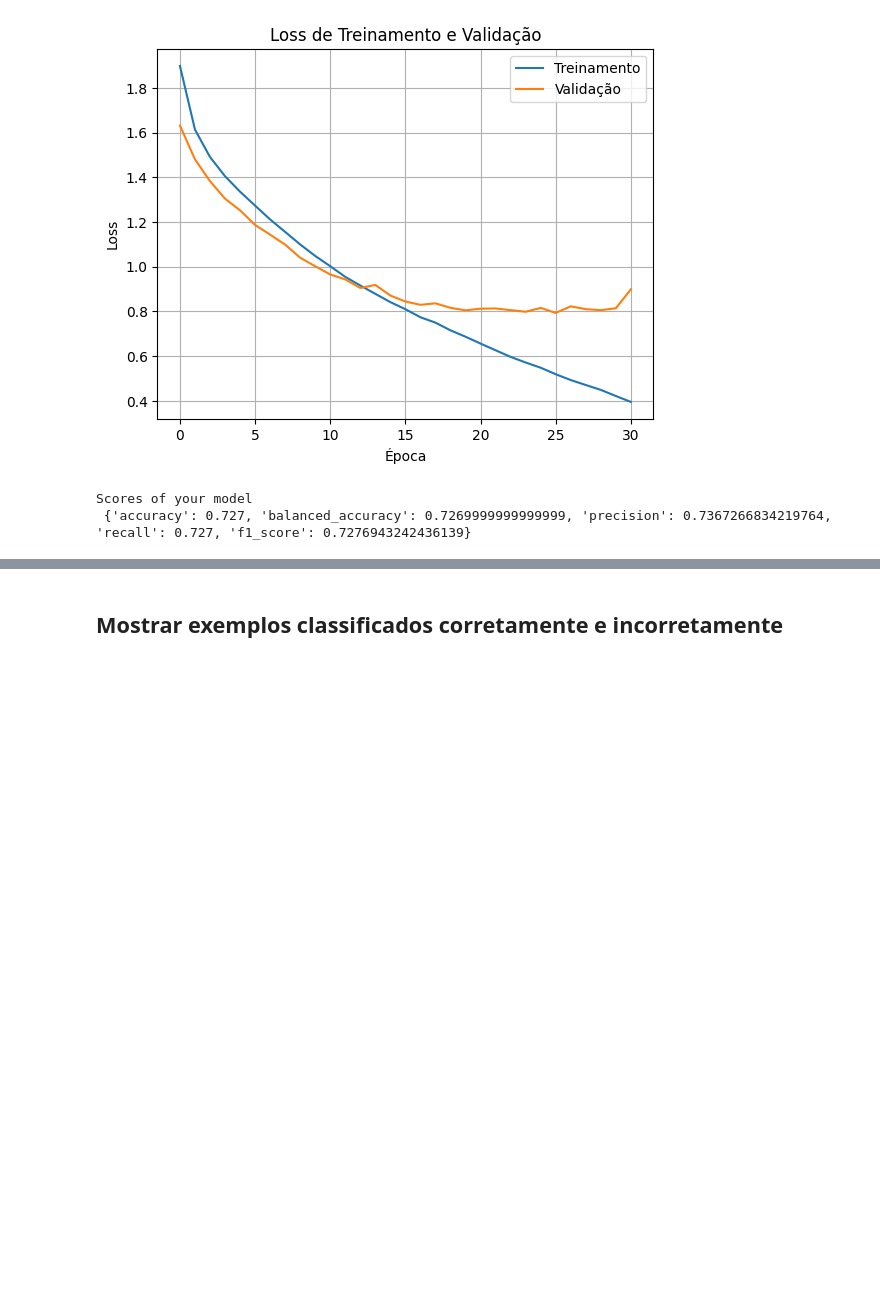
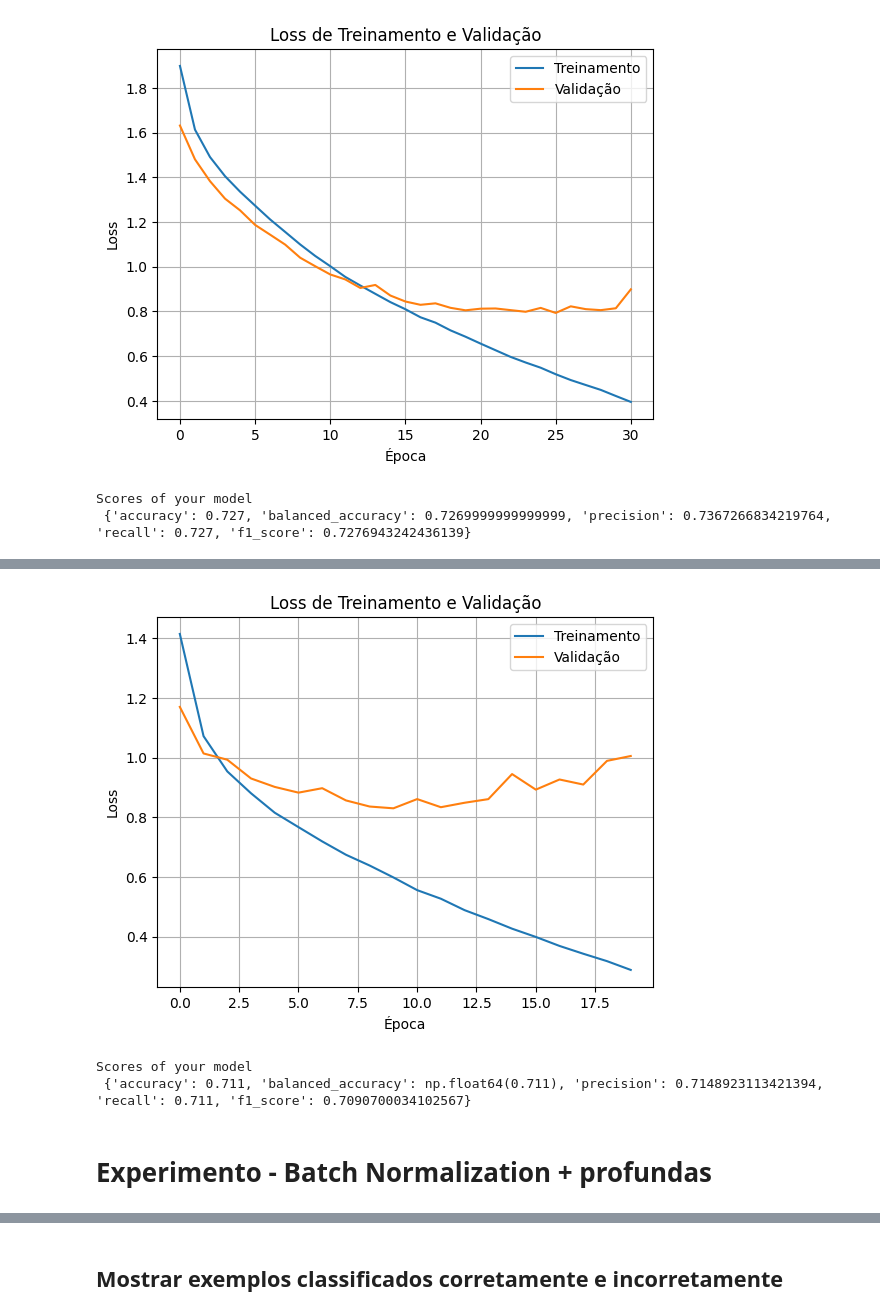
Before and after one commit to JVMergulho/redes_neurais, a Jupyter notebook: miniprojeto1/CNN/CIFAR10_with_CNNs.ipynb, the cells around one changed output, grey strips where cells are left out. Cells and saved outputs as stored; diff of their text form; code cells hidden in the pictures; blank space fills up the shorter version.

```diff
--- a/miniprojeto1/CNN/CIFAR10_with_CNNs.ipynb
+++ b/miniprojeto1/CNN/CIFAR10_with_CNNs.ipynb
@@ -640,0 +841,38 @@ Scores of your model
+# %%
+learning_rate = 0.0001
+num_epochs = 1000
+batch_size = 32
+patience = 10
+# %%
+train_loader, val_loader, test_loader = makeLoaders(batch_size)
+# %%
+configBatch2 = {
+    'conv_layers': [
+        (32, 3, 1, 1),
+        (64, 3, 1, 1),
+    ],
+    'pool_kernel_size': 2,
+    'pool_stride': 2,
+    'fc_layers': [
+        (120, 0.0),
+        (84, 0.0)
+    ],
+    'output_size': 10
+}
+
+device = torch.device("cuda" if torch.cuda.is_available() else "cpu")
+
+# Criando o modelo
+modelBatch2 = FlexibleCNNBatch(configBatch2).to(device)
+
+optimizer = optim.Adam(modelBatch2.parameters(), lr=learning_rate)
+criterion = nn.CrossEntropyLoss()
+# %%
+trained_CNN, train_losses, val_losses = train_model(modelBatch2,
+                                                    train_loader,
+                                                    val_loader,
+                                                    criterion,
+                                                    optimizer,
+                                                    device,
+                                                    num_epochs,
+                                                    patience)
@@ -640,0 +893,14 @@ Scores of your model
+# %%
+plotLoss(train_losses, val_losses)
+# %% [output]
+[figure, added]
+# %%
+labels, predictions = makePredictions(modelBatch2, test_loader)
+
+scores = get_scores(labels, predictions)
+print("Scores of your model\n", scores)
+# %% [output]
+Scores of your model
+ {'accuracy': 0.711, 'balanced_accuracy': np.float64(0.711), 'precision': 0.7148923113421394, 'recall': 0.711, 'f1_score': 0.7090700034102567}
+# %% [markdown]
+# Experimento - Batch Normalization + profundas
```
Also changed, not shown: parts of 39 cells of this notebook.
